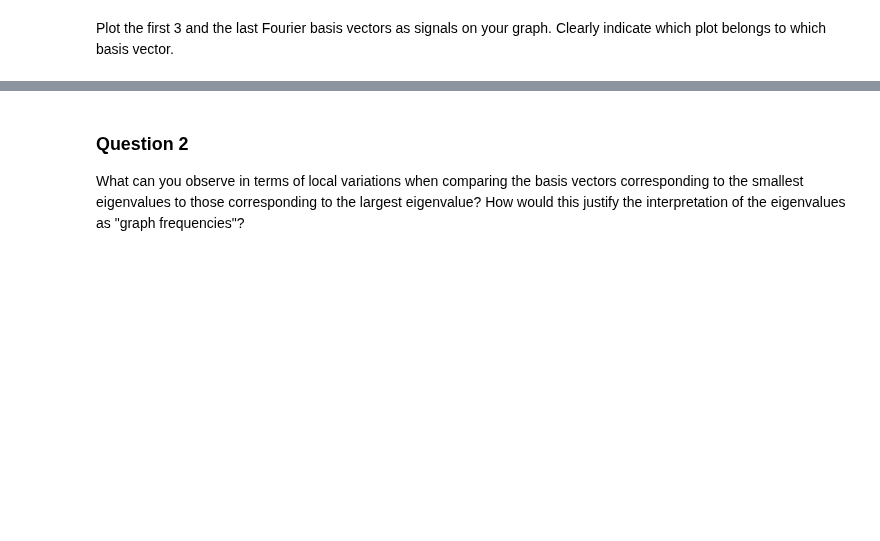
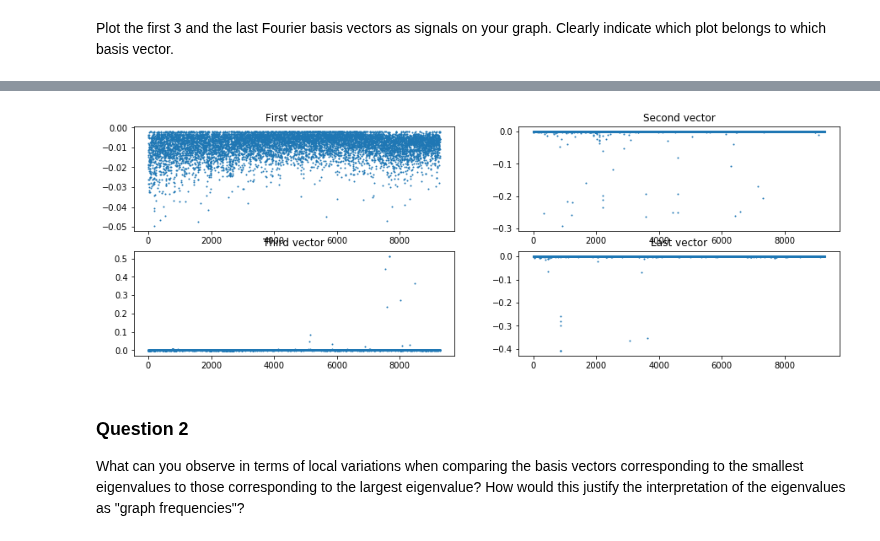
Before and after one commit to swouf/ntds_IMDb_team4, a Jupyter notebook: 4_graph_signal_processing.ipynb, the cells around one changed output, grey strips where cells are left out. Saved outputs shown, nothing was run; the diff lists cells and outputs as text; code cells hidden in the pictures; blank space fills up the shorter version.

```diff
--- a/4_graph_signal_processing.ipynb
+++ b/4_graph_signal_processing.ipynb
@@ -161,0 +210,16 @@ Plot the first 3 and the last Fourier basis vectors as signals on your graph. Cl
+# %%
+plt.figure(figsize=(15, 5))
+plt.subplot(221)
+plt.plot(U[:,0],'o', markersize=1)
+plt.title('First vector')
+plt.subplot(222)
+plt.plot(U[:,1],'o', markersize=1)
+plt.title('Second vector')
+plt.subplot(223)
+plt.plot(U[:,2],'o', markersize=1)
+plt.title('Third vector')
+plt.subplot(224)
+plt.plot(U[:,e.size-1],'o', markersize=1)
+plt.title('Last vector');
+# %% [output]
+[figure, added]
```
Also changed, not shown: parts of 5 cells of this notebook.
